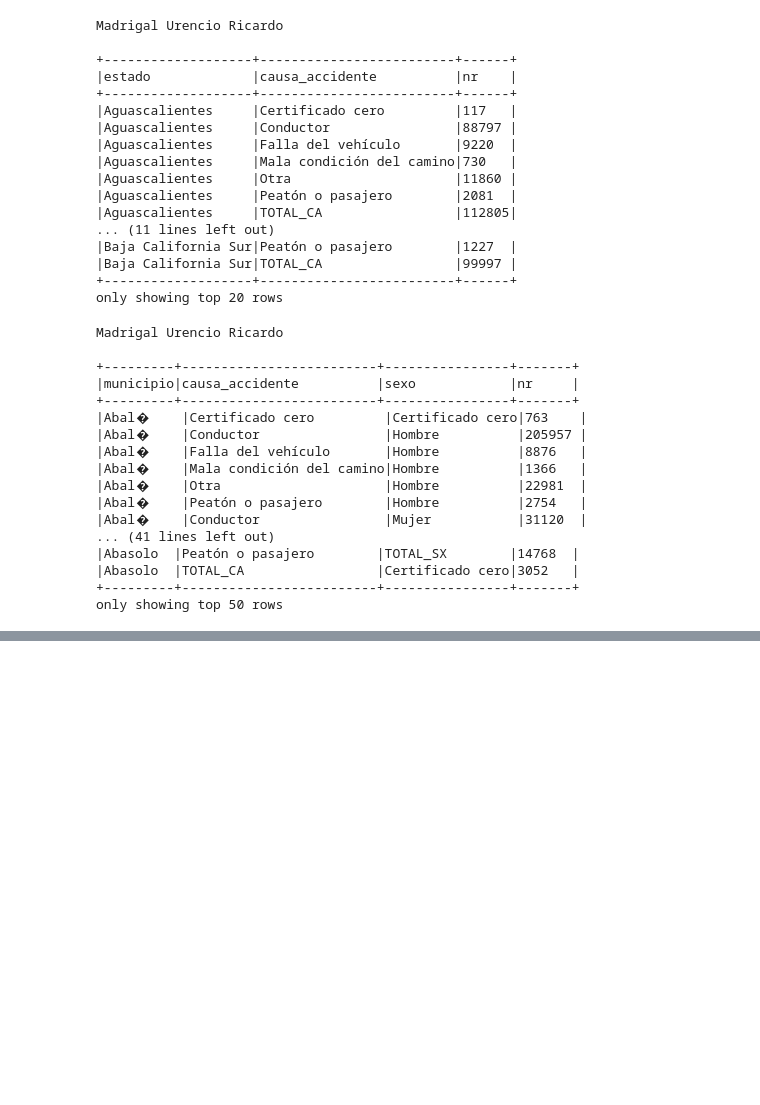
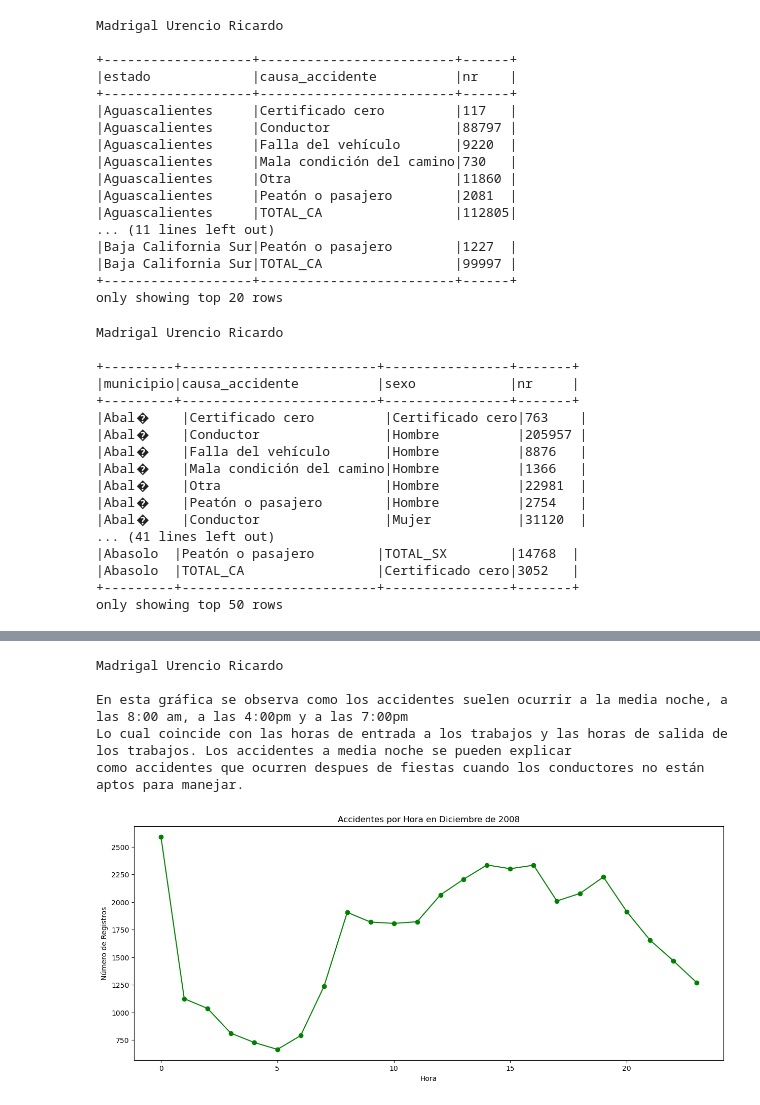
Before and after one commit to Madris1402/Analisis_de_Macrodatos_2025-I, a Jupyter notebook: Proyecto Final/Proyecto_Final.ipynb, the cells around one changed output, grey strips where cells are left out. Cells and saved outputs as stored; diff of their text form; code cells hidden in the pictures; blank space fills up the shorter version.

```diff
--- a/Proyecto Final/Proyecto_Final.ipynb
+++ b/Proyecto Final/Proyecto_Final.ipynb
@@ -617,4 +682,33 @@ print(nombre)
 # %%
 #2
 print(nombre)
+
+sqlstr = """
+select HOUR(HORA) Hora, YEAR(FECHA) anio, MONTH(FECHA) mes, count(*) nr
+from atus
+where(anio = '2008' and mes = '12')
+group by HOUR(HORA), YEAR(FECHA), MONTH(FECHA)
+order by 1
+"""
+
+
+dfh = spark.sql(sqlstr).toPandas()
+
+plt.figure(figsize=(15,6))
+plt.plot(dfh['Hora'], dfh['nr'], marker='o', linestyle='-', color='g')
+
+plt.xlabel('Hora')
+plt.ylabel('Número de Registros')
+plt.title('Accidentes por Hora en Diciembre de 2008')
+
+print("""En esta gráfica se observa como los accidentes suelen ocurrir a la media noche, a las 8:00 am, a las 4:00pm y a las 7:00pm
+Lo cual coincide con las horas de entrada a los trabajos y las horas de salida de los trabajos. Los accidentes a media noche se pueden explicar
+como accidentes que ocurren despues de fiestas cuando los conductores no están aptos para manejar. \n""")
+# %% [output]
+Madrigal Urencio Ricardo
+
+En esta gráfica se observa como los accidentes suelen ocurrir a la media noche, a las 8:00 am, a las 4:00pm y a las 7:00pm
+Lo cual coincide con las horas de entrada a los trabajos y las horas de salida de los trabajos. Los accidentes a media noche se pueden explicar
+como accidentes que ocurren despues de fiestas cuando los conductores no están aptos para manejar.
+[figure, added]
 # %%
```
Also changed, not shown: parts of 6 cells of this notebook.
